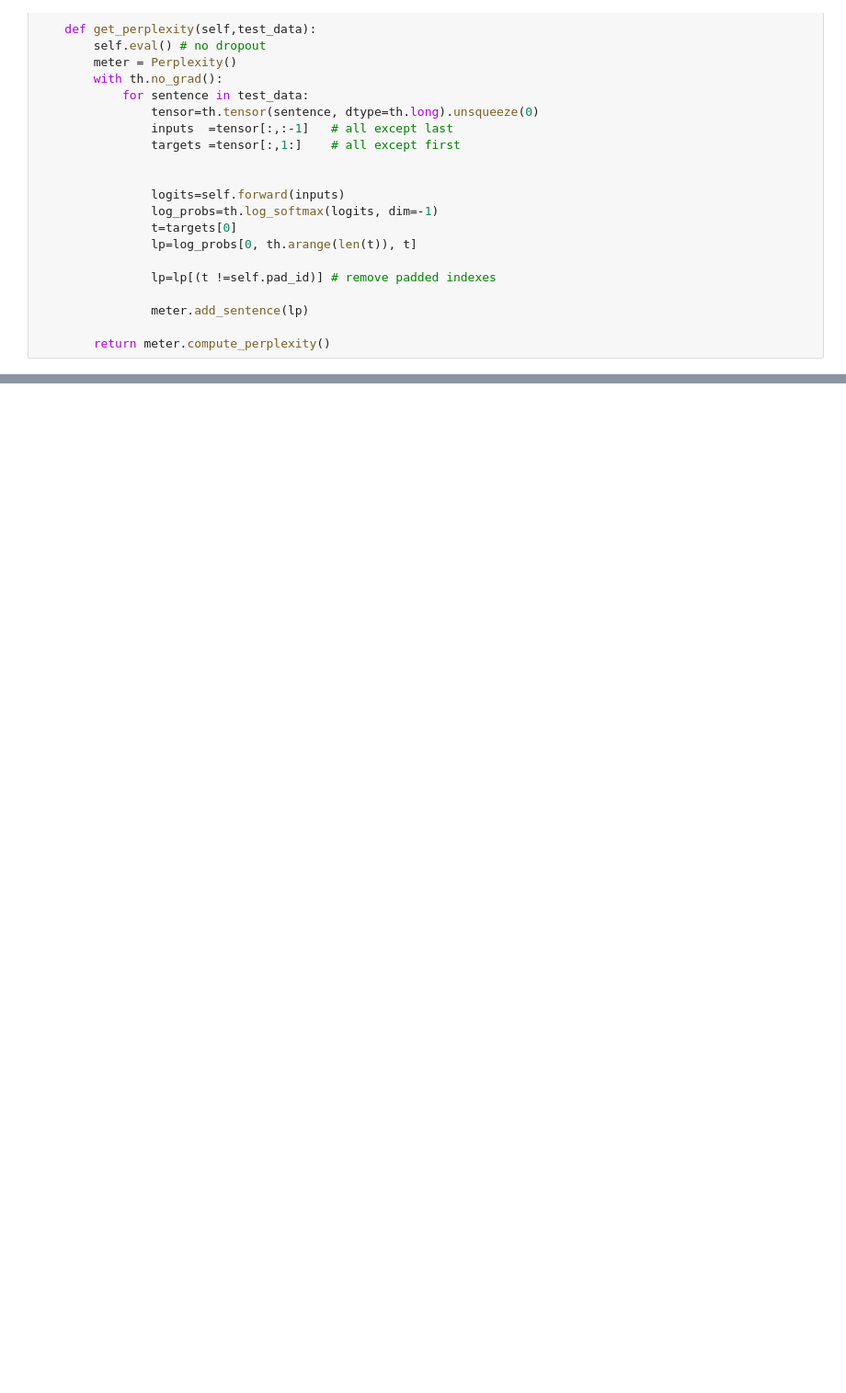
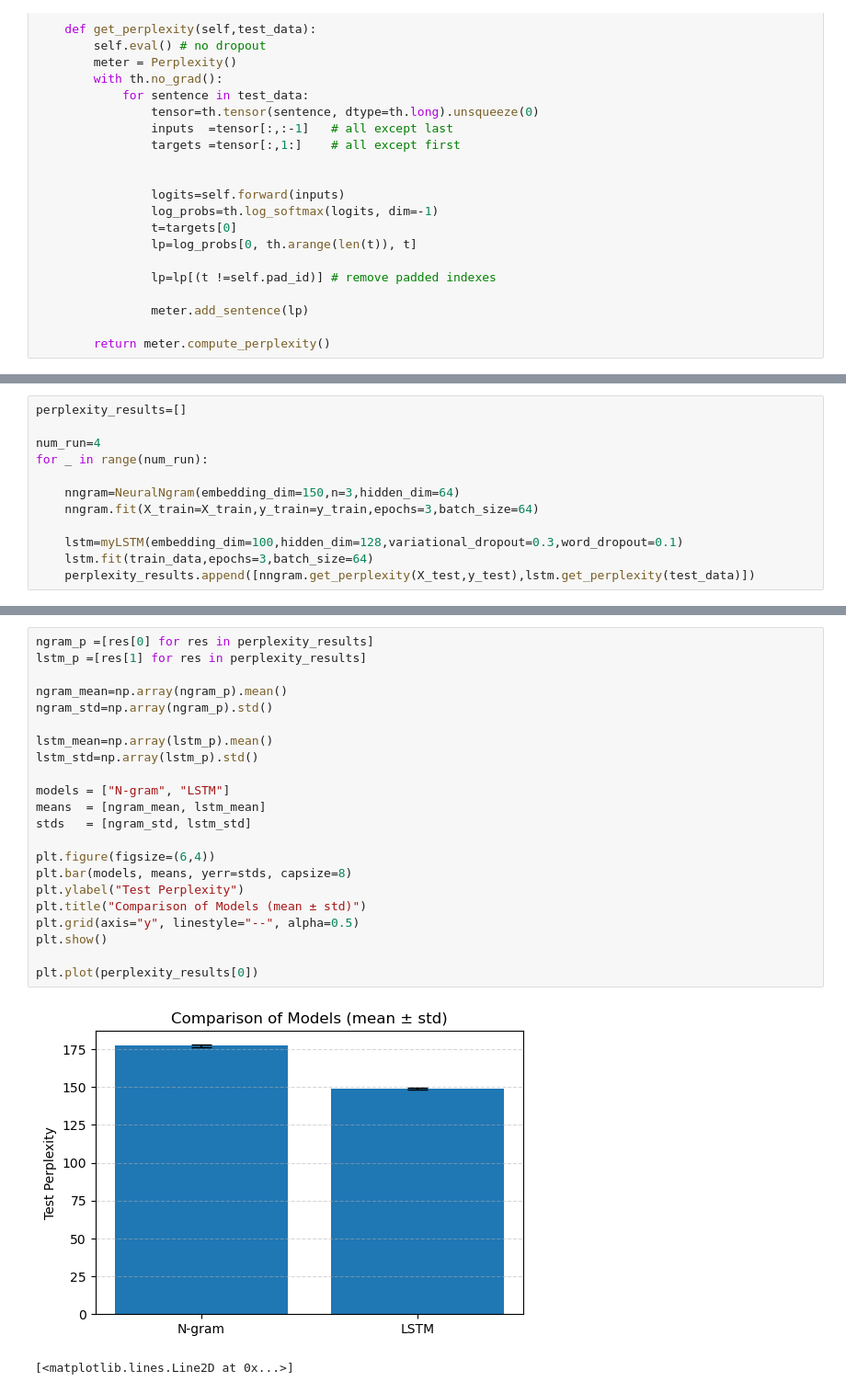
Before and after one commit to Lo808/Neural-Language-Modeling, a Jupyter notebook: Neural Language Modeling.ipynb, the cells around one changed output, grey strips where cells are left out. Shown at 92% size. Drawn from its saved outputs; the diff is of its cells as text; blank space fills up the shorter version.

```diff
--- a/Neural Language Modeling.ipynb
+++ b/Neural Language Modeling.ipynb
@@ -658,0 +767,12 @@ print(lstm.dev_perplexity_history)
+# %%
+perplexity_results=[]
+
+num_run=4
+for _ in range(num_run):
+
+    nngram=NeuralNgram(embedding_dim=150,n=3,hidden_dim=64)
+    nngram.fit(X_train=X_train,y_train=y_train,epochs=3,batch_size=64)
+
+    lstm=myLSTM(embedding_dim=100,hidden_dim=128,variational_dropout=0.3,word_dropout=0.1)
+    lstm.fit(train_data,epochs=3,batch_size=64)
+    perplexity_results.append([nngram.get_perplexity(X_test,y_test),lstm.get_perplexity(test_data)])
@@ -658,0 +812,25 @@ print(lstm.dev_perplexity_history)
+# %%
+ngram_p =[res[0] for res in perplexity_results]
+lstm_p =[res[1] for res in perplexity_results]
+
+ngram_mean=np.array(ngram_p).mean()
+ngram_std=np.array(ngram_p).std()
+
+lstm_mean=np.array(lstm_p).mean()
+lstm_std=np.array(lstm_p).std()
+
+models = ["N-gram", "LSTM"]
+means  = [ngram_mean, lstm_mean]
+stds   = [ngram_std, lstm_std]
+
+plt.figure(figsize=(6,4))
+plt.bar(models, means, yerr=stds, capsize=8)
+plt.ylabel("Test Perplexity")
+plt.title("Comparison of Models (mean ± std)")
+plt.grid(axis="y", linestyle="--", alpha=0.5)
+plt.show()
+
+plt.plot(perplexity_results[0])
+# %% [output]
+[figure, added]
+[<matplotlib.lines.Line2D at 0x...>]
```
Also changed, not shown: parts of 14 cells of this notebook.
